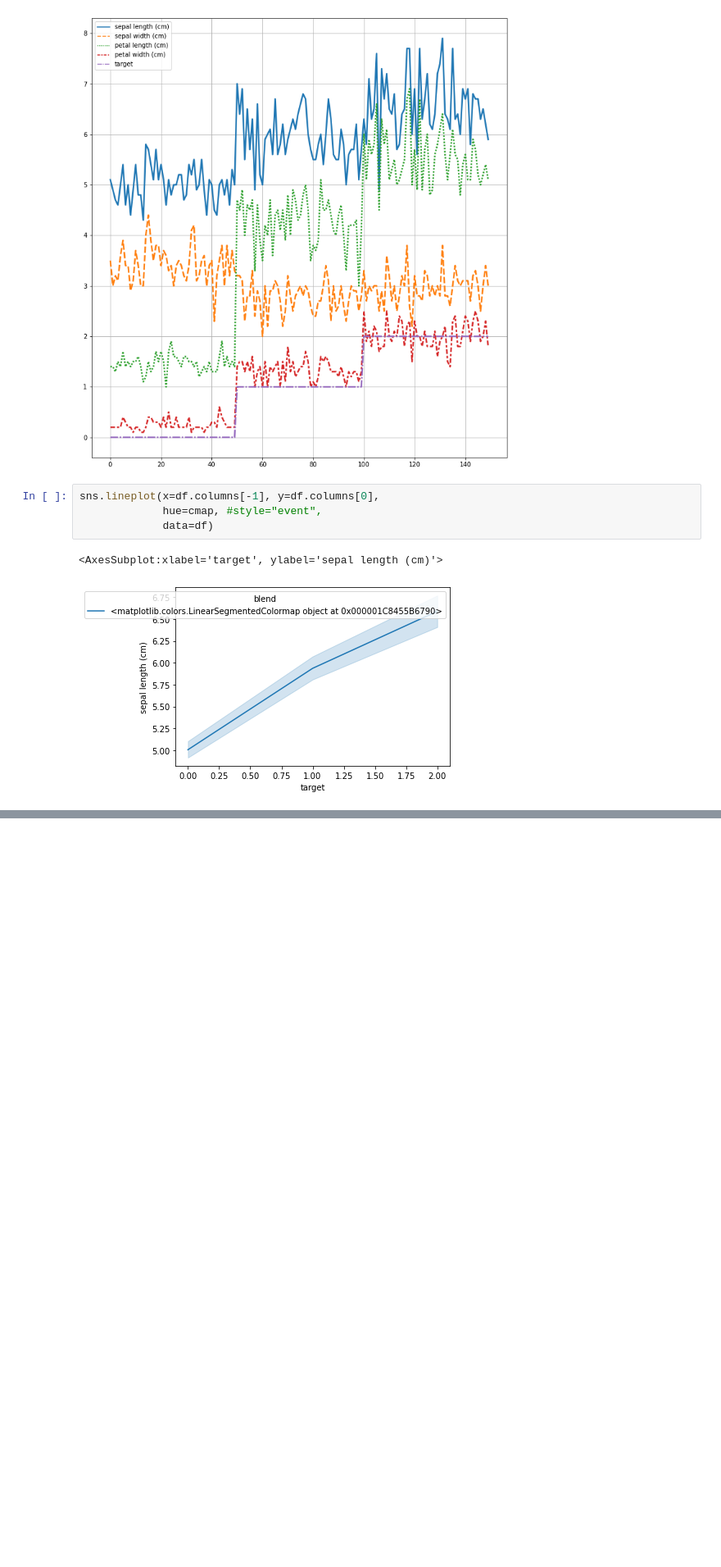
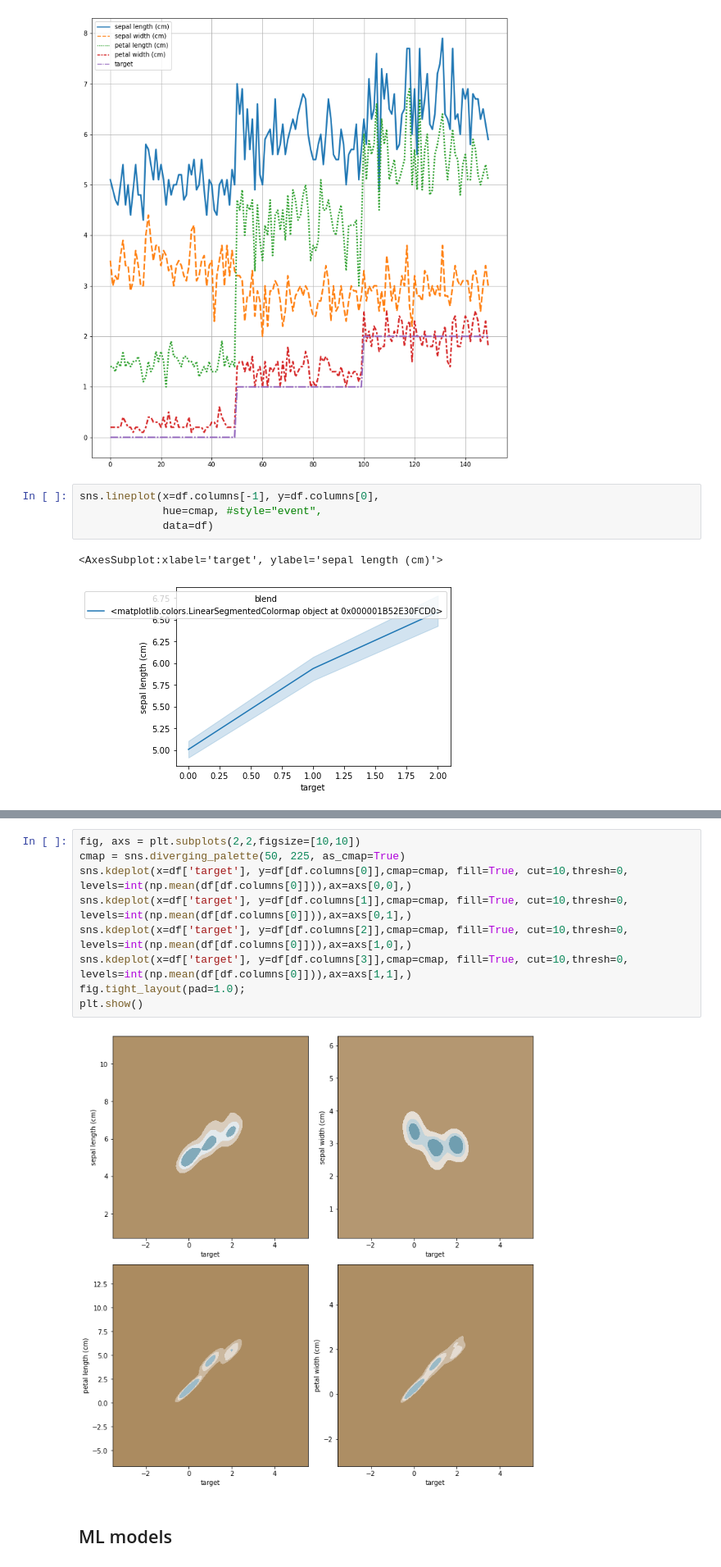
Before and after one commit to solothinker/ML-DL-Xperiments, a Jupyter notebook: Iris-Xperiments/Iris_Data.ipynb, the cells around one changed output, grey strips where cells are left out. Shown at 82% size. Drawn from its saved outputs; the diff is of its cells as text; blank space fills up the shorter version.

```diff
--- a/Iris-Xperiments/Iris_Data.ipynb
+++ b/Iris-Xperiments/Iris_Data.ipynb
@@ -218,0 +229,13 @@ sns.lineplot(x=df.columns[-1], y=df.columns[0],
+# %%
+fig, axs = plt.subplots(2,2,figsize=[10,10])
+cmap = sns.diverging_palette(50, 225, as_cmap=True)
+sns.kdeplot(x=df['target'], y=df[df.columns[0]],cmap=cmap, fill=True, cut=10,thresh=0, levels=int(np.mean(df[df.columns[0]])),ax=axs[0,0],)
+sns.kdeplot(x=df['target'], y=df[df.columns[1]],cmap=cmap, fill=True, cut=10,thresh=0, levels=int(np.mean(df[df.columns[0]])),ax=axs[0,1],)
+sns.kdeplot(x=df['target'], y=df[df.columns[2]],cmap=cmap, fill=True, cut=10,thresh=0, levels=int(np.mean(df[df.columns[0]])),ax=axs[1,0],)
+sns.kdeplot(x=df['target'], y=df[df.columns[3]],cmap=cmap, fill=True, cut=10,thresh=0, levels=int(np.mean(df[df.columns[0]])),ax=axs[1,1],)
+fig.tight_layout(pad=1.0);
+plt.show()
+# %% [output]
+[figure, added]
+# %% [markdown]
+## ML models
```
Also changed, not shown: parts of 34 cells of this notebook.
